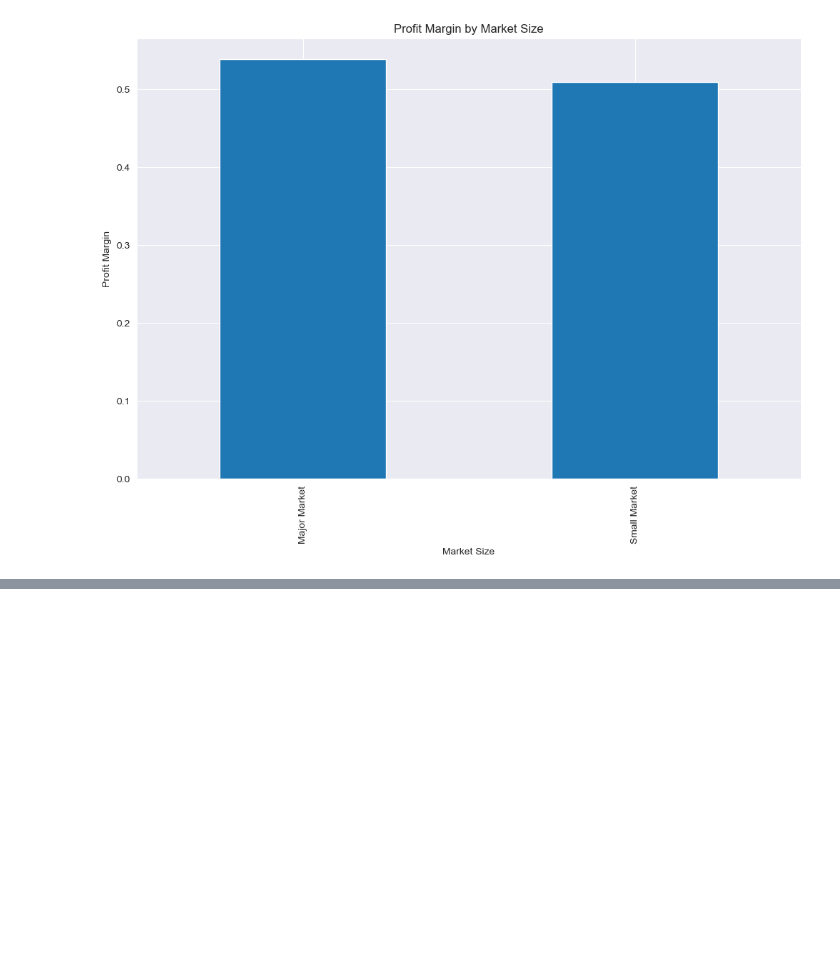
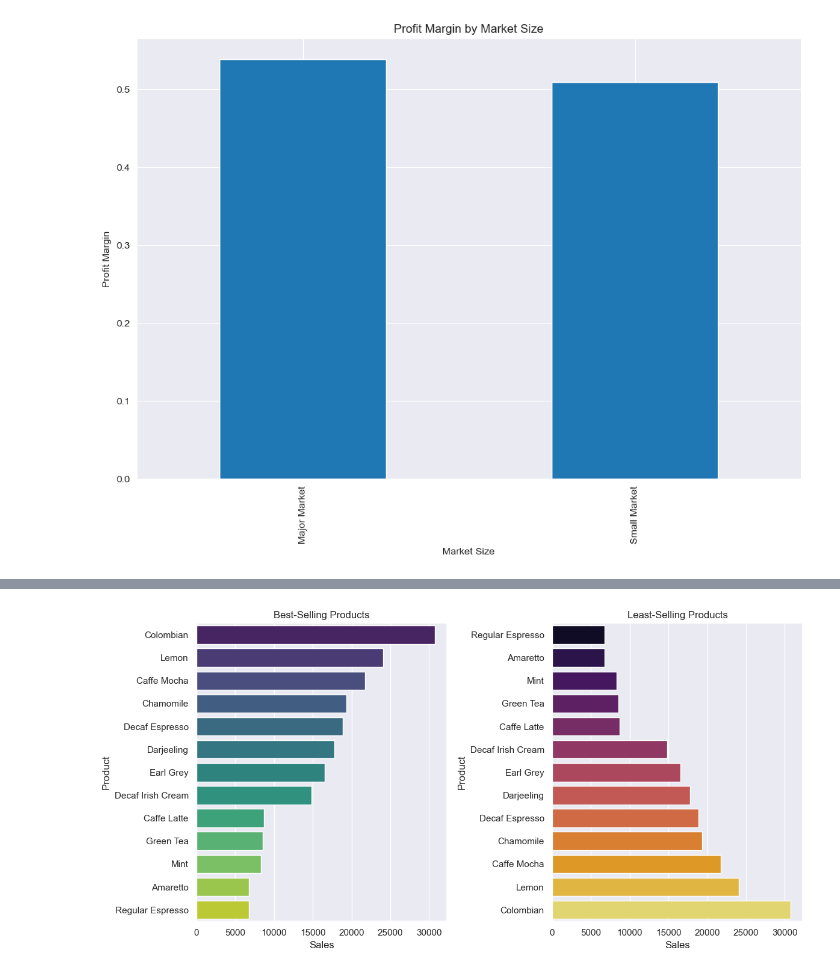
Before and after one commit to noeyislearning/coffee-chain-sales, a Jupyter notebook: generate_report_v1.ipynb, the cells around one changed output, grey strips where cells are left out. Cells and saved outputs as stored; diff of their text form; code cells hidden in the pictures; blank space fills up the shorter version.

```diff
--- a/generate_report_v1.ipynb
+++ b/generate_report_v1.ipynb
@@ -352,0 +535,5 @@ plt.show()
+# %%
+# Identify best-selling products
+best_selling_products = product_sales.sort_values(ascending=False)
+print("\nBest-Selling Products:")
+print(best_selling_products)
@@ -352,0 +557,5 @@ plt.show()
+# %%
+# Identify least-selling products
+least_selling_products = product_sales.sort_values(ascending=True)
+print("\nLeast-Selling Products:")
+print(least_selling_products)
@@ -352,0 +579,25 @@ plt.show()
+# %%
+sns.set(style="darkgrid")
+
+# Create a figure with subplots
+fig, axes = plt.subplots(1, 2, figsize=(12, 6))
+
+# Plot the best-selling products
+sns.barplot(x=best_selling_products.values, y=best_selling_products.index, ax=axes[0], palette="viridis")
+axes[0].set_title("Best-Selling Products")
+axes[0].set_xlabel("Sales")
+axes[0].set_ylabel("Product")
+
+# Plot the least-selling products
+sns.barplot(x=least_selling_products.values, y=least_selling_products.index, ax=axes[1], palette="inferno")
+axes[1].set_title("Least-Selling Products")
+axes[1].set_xlabel("Sales")
+axes[1].set_ylabel("Product")
+
+# Adjust the layout for better readability
+plt.tight_layout()
+
+# Show the plots
+plt.show()
+# %% [output]
+[figure, added]
```
Also changed, not shown: parts of 13 cells of this notebook.
